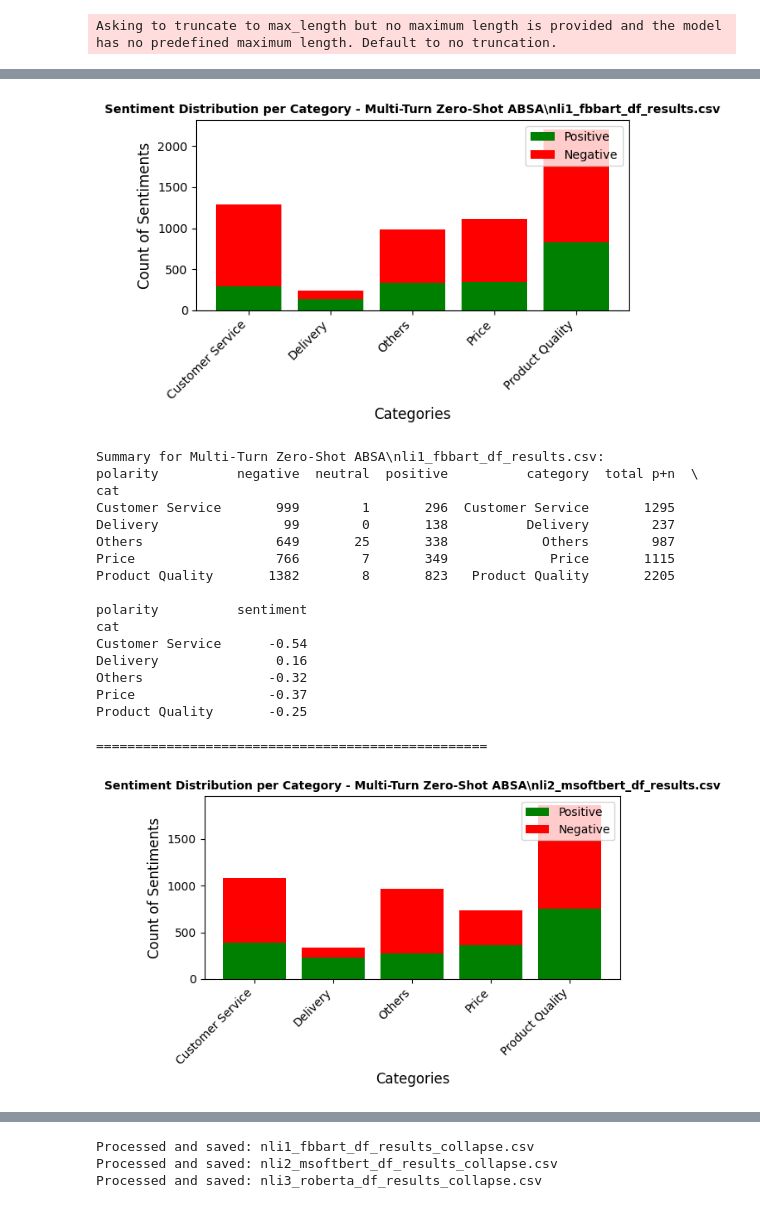
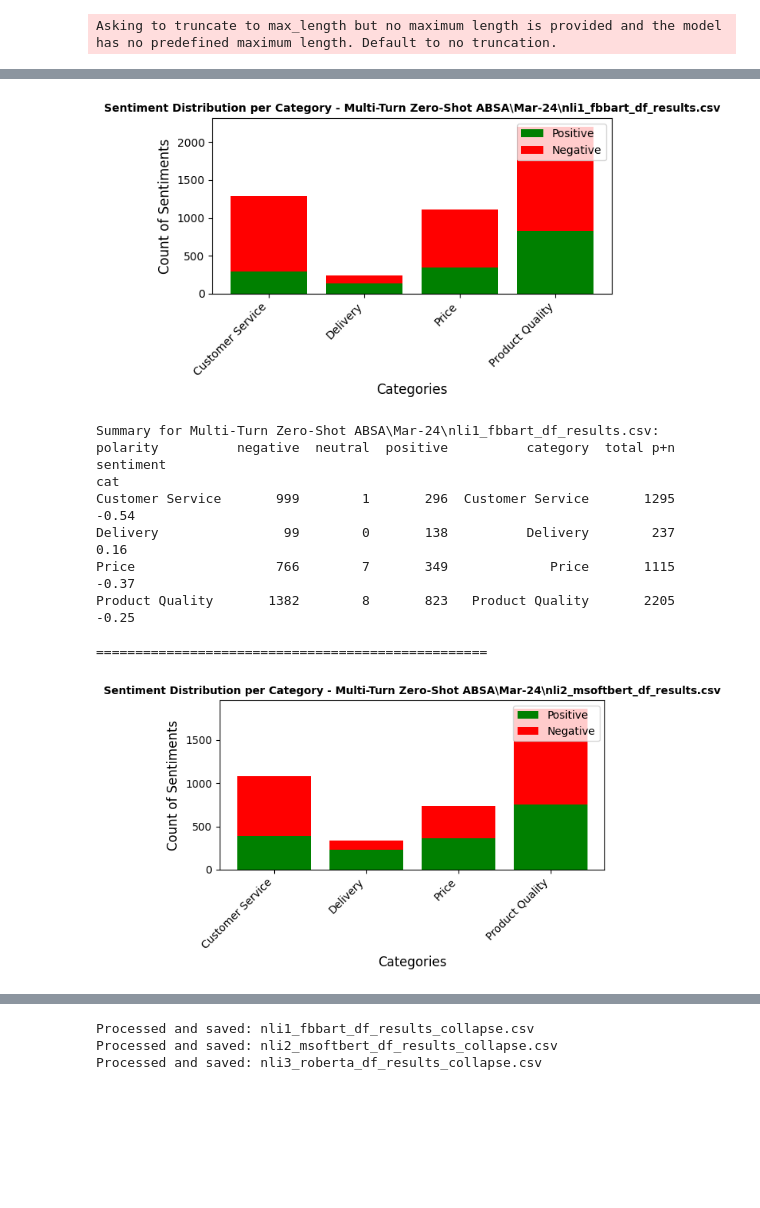
Before and after one commit to wd686/InkSightAnalyzer, a Jupyter notebook: Multi-Turn Zero-Shot ABSA.ipynb, the cells around one changed output, grey strips where cells are left out. Saved outputs shown, nothing was run; the diff lists cells and outputs as text; code cells hidden in the pictures; blank space fills up the shorter version.

```diff
--- a/Multi-Turn Zero-Shot ABSA.ipynb
+++ b/Multi-Turn Zero-Shot ABSA.ipynb
@@ -253,6 +257,9 @@ for i, file in enumerate(file_paths, start=1):
     # Convert the summary into a DataFrame and add the category column
     df_summary = pd.DataFrame(summary)
     df_summary["category"] = df_summary.index
+
+    # Omit records where category is 'Others'
+    df_summary = df_summary[df_summary["category"] != 'Others']
 
     # Handle missing columns for any missing sentiment labels
     for col in ['positive', 'negative']:
@@ -269,50 +276,41 @@ for i, file in enumerate(file_paths, start=1):
     # Plot stacked bar chart for each file
     categories = df_summary['category']
     positive = df_summary['positive']
     negative = df_summary['negative']
 
     fig, ax = plt.subplots(figsize=(6, 4))
 
     # Plot positive and negative sentiments as stacked bars
     ax.bar(categories, positive, label='Positive', color='green')
     ax.bar(categories, negative, bottom=positive, label='Negative', color='red')
 
     # Set chart title and labels
     ax.set_title(f"Sentiment Distribution per Category - {file}", fontsize=10, fontweight="bold")
     ax.set_xlabel('Categories', fontsize=12)
     ax.set_ylabel('Count of Sentiments', fontsize=12)
 
     # Rotate x-axis labels for better readability
     plt.xticks(rotation=45, ha='right')
 
     # Add legend to distinguish positive and negative
     ax.legend(loc='upper right')
 
     plt.tight_layout()  # Adjust layout to make space for rotated labels
     plt.show()
 
     # Print summary for reference
     print(f"Summary for {file}:")
     print(df_summary)
     print("\n" + "="*50 + "\n")
 # %% [output]
-[figure, old version]
+[figure, new version]
-Summary for Multi-Turn Zero-Shot ABSA\nli1_fbbart_df_results.csv:
-polarity          negative  neutral  positive          category  total p+n  \
+Summary for Multi-Turn Zero-Shot ABSA\Mar-24\nli1_fbbart_df_results.csv:
+polarity          negative  neutral  positive          category  total p+n  sentiment
 cat
-Customer Service       999        1       296  Customer Service       1295
-Delivery                99        0       138          Delivery        237
-Others                 649       25       338            Others        987
-Price                  766        7       349             Price       1115
-Product Quality       1382        8       823   Product Quality       2205
-
-polarity          sentiment
-cat
-Customer Service      -0.54
-Delivery               0.16
-Others                -0.32
-Price                 -0.37
-Product Quality       -0.25
+Customer Service       999        1       296  Customer Service       1295      -0.54
+Delivery                99        0       138          Delivery        237       0.16
+Price                  766        7       349             Price       1115      -0.37
+Product Quality       1382        8       823   Product Quality       2205      -0.25
 
 ==================================================
-[figure, old version]
+[figure, new version]
```
Also changed, not shown: parts of 3 cells of this notebook, 1 other file.
